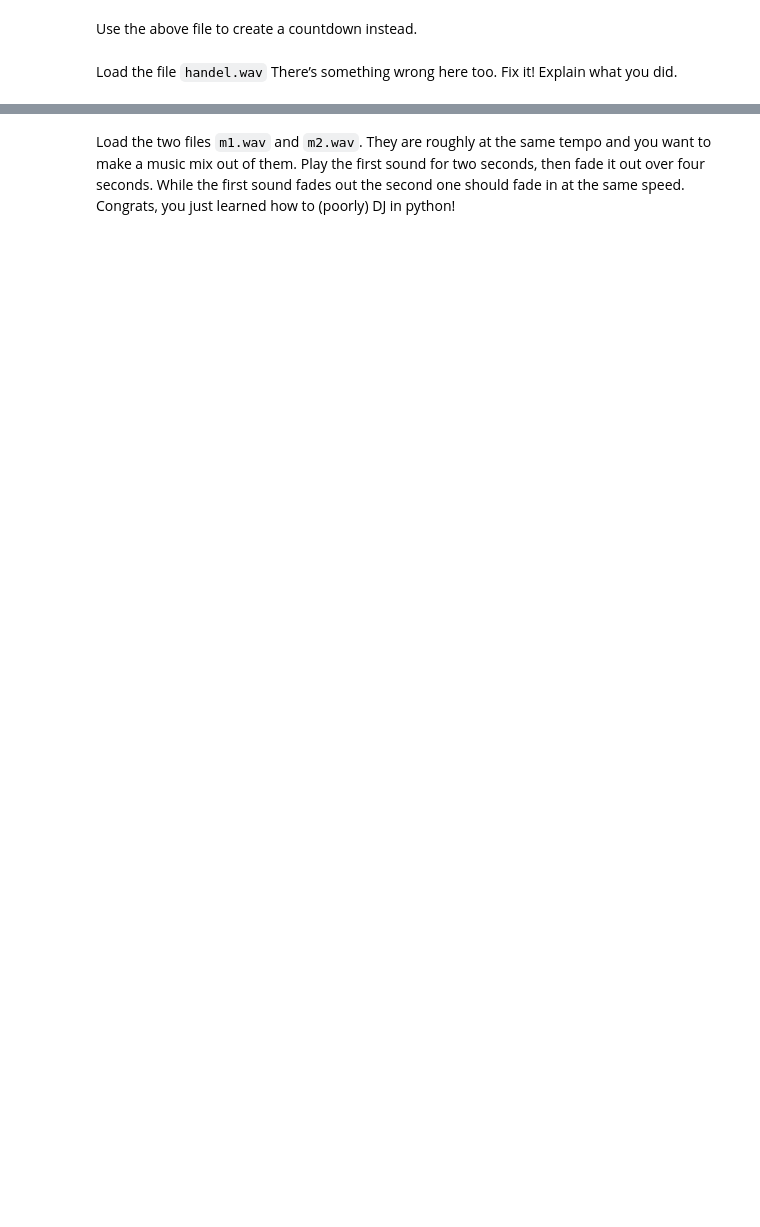
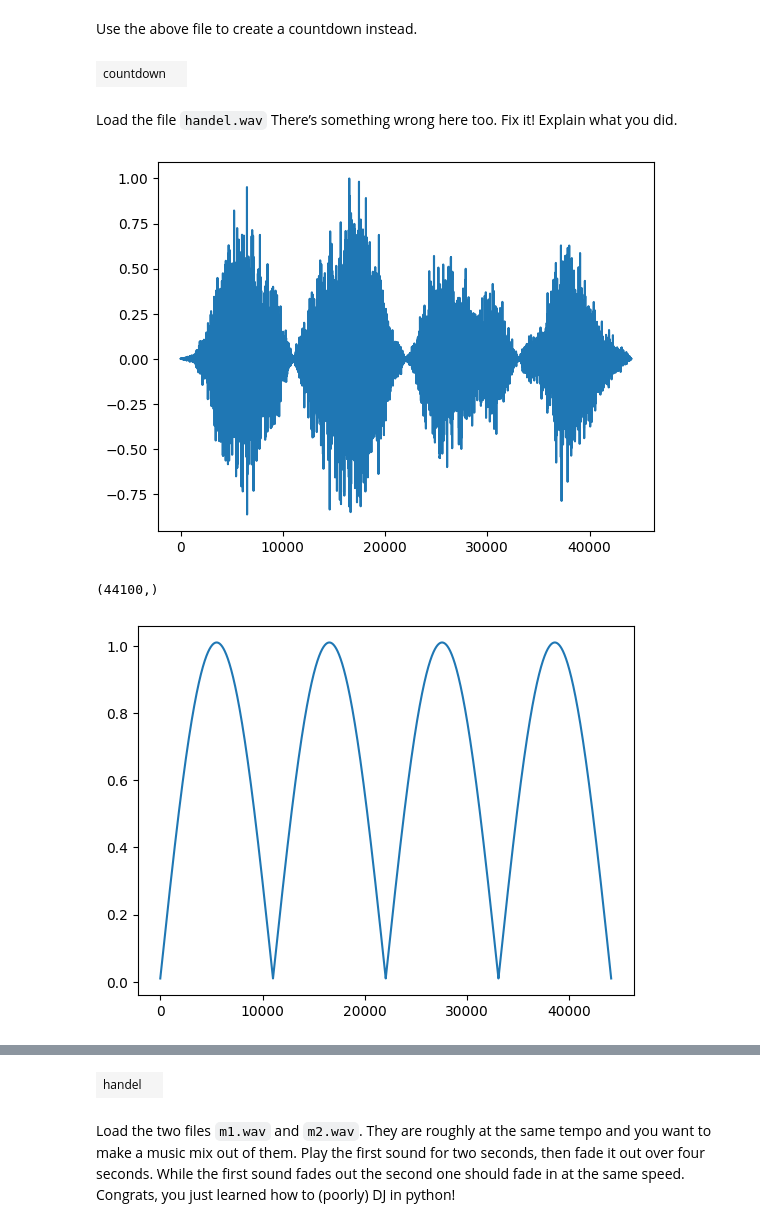
Before and after one commit to MichaelAHeredia/CS448, a Jupyter notebook: Lab 00/Lab 0 - Introduction.ipynb, the cells around one changed output, grey strips where cells are left out. Saved outputs shown, nothing was run; the diff lists cells and outputs as text; code cells hidden in the pictures; blank space fills up the shorter version.

````diff
--- a/Lab 00/Lab 0 - Introduction.ipynb
+++ b/Lab 00/Lab 0 - Introduction.ipynb
@@ -139,2 +201,9 @@ Use the above file to create a countdown instead.
+# %%
+# YOUR CODE HERE
+# raise NotImplementedError()
+countdown = np.hstack((np.hstack((four,three)),np.hstack((two,one))))
+sound_player(countdown, sr, "countdown")
+# %% [output]
+| countdown |  |
 # %% [markdown]
 Load the file ```handel.wav``` There’s something wrong here too. Fix it!  Explain what you did.
@@ -143,0 +210,19 @@
+# %%
+# YOUR CODE HERE
+# raise NotImplementedError()
+handel, sr = sf.read("handel.wav")
+plt.plot(handel)
+plt.show()
+print(handel.shape)
+angle = np.linspace(0,np.pi*4,handel.shape[0])
+fun = abs(np.sin(angle))+.01
+plt.plot(fun)
+plt.show()
+rhandel = handel/fun
+plt.plot(rhandel)
+plt.show()
+sound_player(rhandel,sr,"handel")
+# %% [output]
+[figure, added]
+(44100,)
+[figure, added]
@@ -144,2 +230,3 @@
+| handel |  |
 # %% [markdown]
 Load the two files ```m1.wav``` and ```m2.wav```. They are roughly at the same tempo and you want to make a music mix out of them. Play the first sound for two seconds, then fade it out over four seconds. While the first sound fades out the second one should fade in at the same speed. Congrats, you just learned how to (poorly) DJ in python!
````
Also changed, not shown: parts of 18 cells of this notebook, 2 other files.
